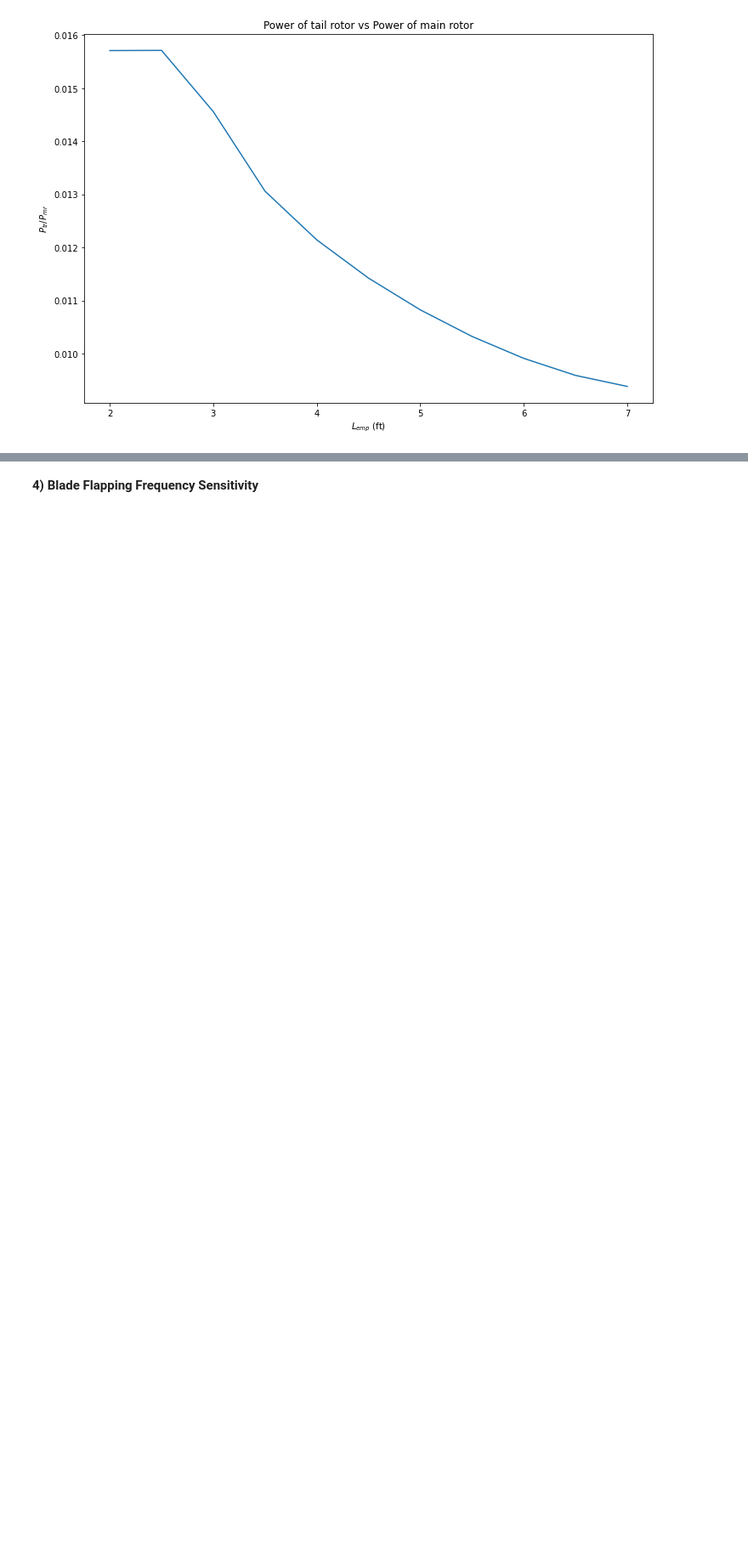
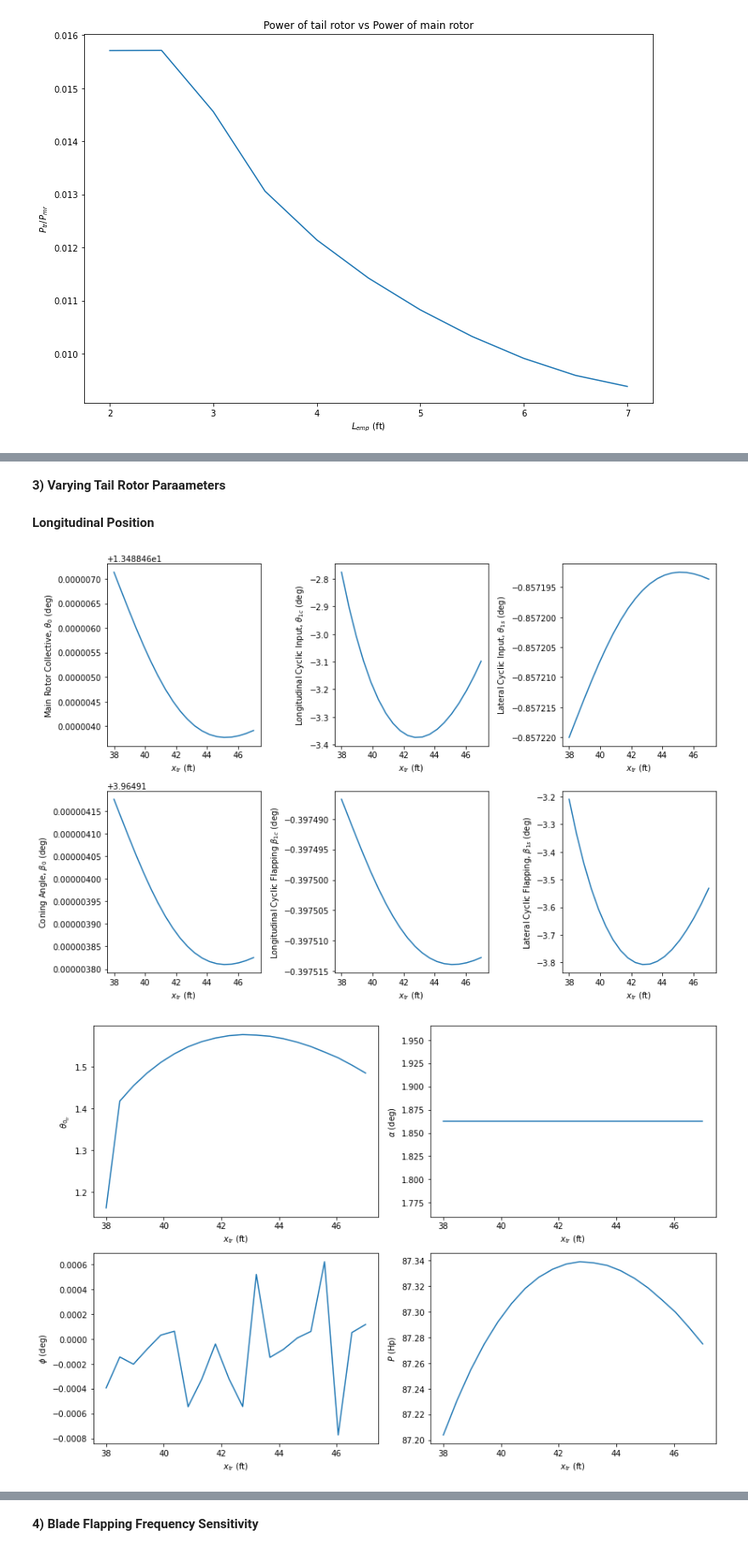
Before and after one commit to nruhl25/HoveringVehicleDesign, a Jupyter notebook: proj3/proj3_report.ipynb, the cells around one changed output, grey strips where cells are left out. Shown at 85% size. Drawn from its saved outputs; the diff is of its cells as text; code cells hidden in the pictures; blank space fills up the shorter version.

```diff
--- a/proj3/proj3_report.ipynb
+++ b/proj3/proj3_report.ipynb
@@ -41,0 +48,9 @@ __Varying Tail Empenage Longitudinal Position__
+# %% [markdown]
+__3) Varying Tail Rotor Paraameters__
+# %% [markdown]
+__Longitudinal Position__
+# %%
+vary_xtr()
+# %% [output]
+[figure, added]
+[figure, added]
```
Also changed, not shown: parts of 9 cells of this notebook, 3 other files.
